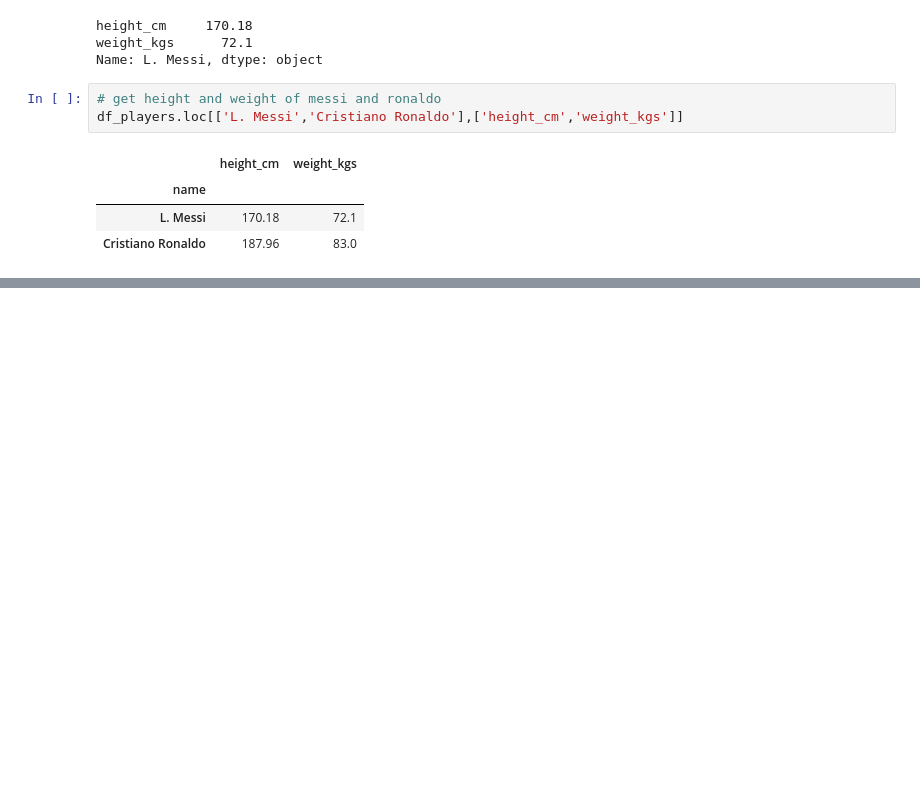
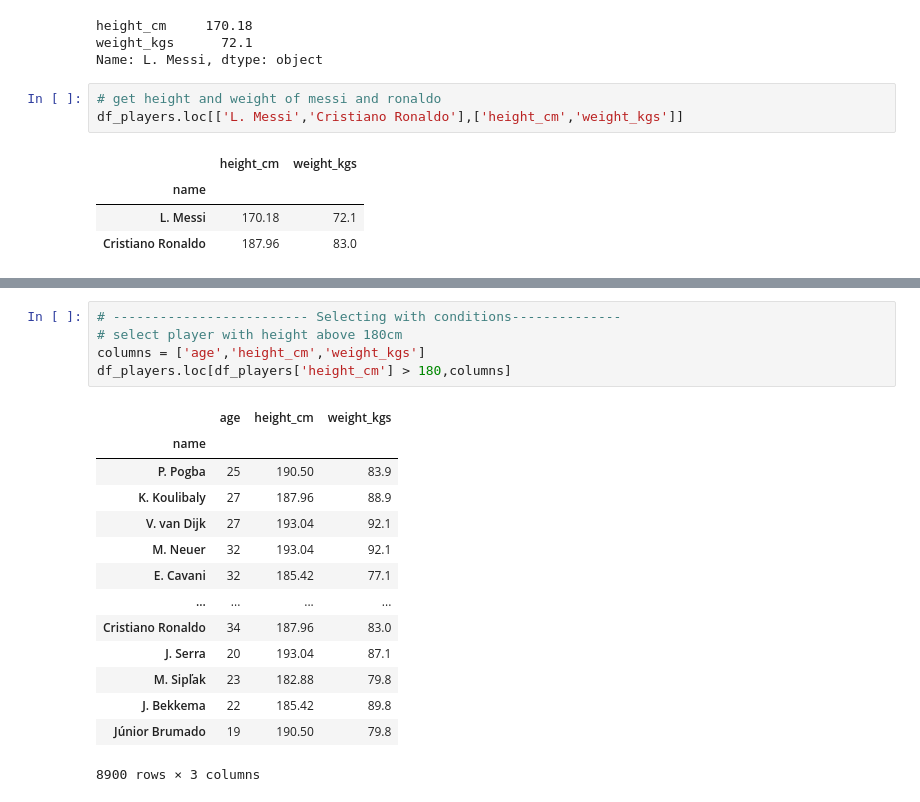
Before and after one commit to DiilaNa/Data_Science_with-Pandas, a Jupyter notebook: Project-1/DataExtractionWithPandas.ipynb, the cells around one changed output, grey strips where cells are left out. Cells and saved outputs as stored; diff of their text form; blank space fills up the shorter version.

```diff
--- a/Project-1/DataExtractionWithPandas.ipynb
+++ b/Project-1/DataExtractionWithPandas.ipynb
@@ -163,0 +195,20 @@ df_players.loc[['L. Messi','Cristiano Ronaldo'],['height_cm','weight_kgs']]
+# %%
+# ------------------------- Selecting with conditions--------------
+# select player with height above 180cm
+columns = ['age','height_cm','weight_kgs']
+df_players.loc[df_players['height_cm'] > 180,columns]
+# %% [output]
+|  | age | height_cm | weight_kgs |
+| name |  |  |  |
+| P. Pogba | 25 | 190.50 | 83.9 |
+| K. Koulibaly | 27 | 187.96 | 88.9 |
+| V. van Dijk | 27 | 193.04 | 92.1 |
+| M. Neuer | 32 | 193.04 | 92.1 |
+| E. Cavani | 32 | 185.42 | 77.1 |
+| ... | ... | ... | ... |
+| Cristiano Ronaldo | 34 | 187.96 | 83.0 |
+| J. Serra | 20 | 193.04 | 87.1 |
+| M. Sipľak | 23 | 182.88 | 79.8 |
+| J. Bekkema | 22 | 185.42 | 89.8 |
+| Júnior Brumado | 19 | 190.50 | 79.8 |
+8900 rows × 3 columns
```
Also changed, not shown: parts of 3 cells of this notebook.
